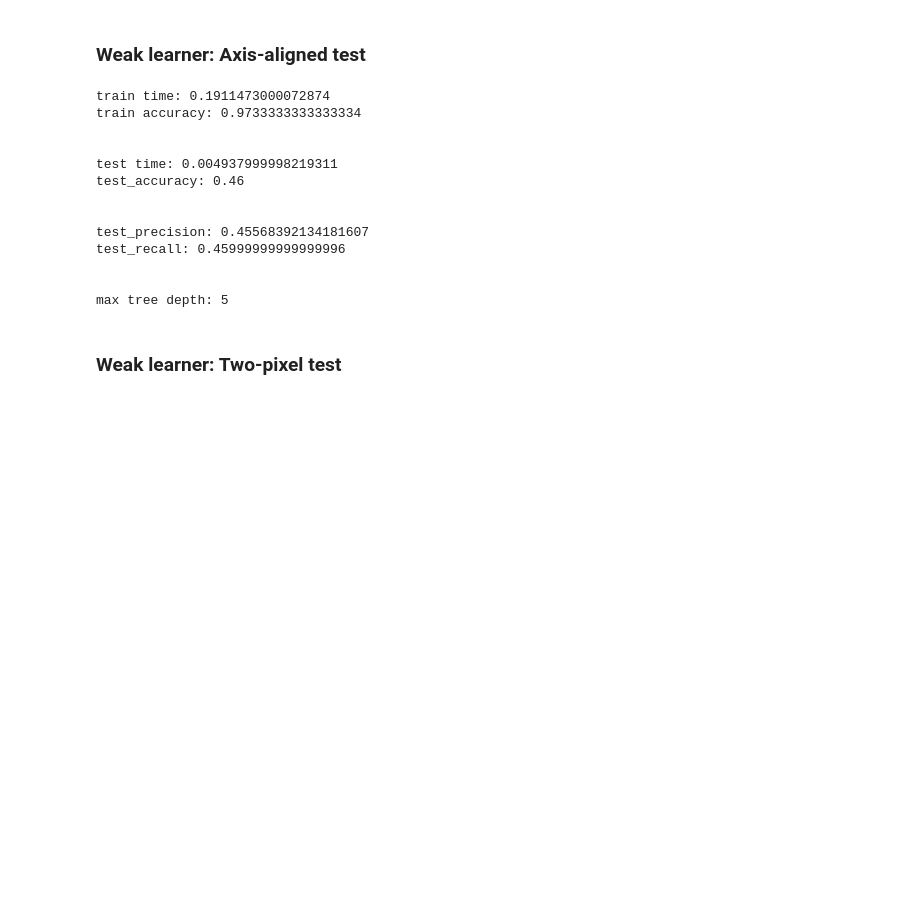
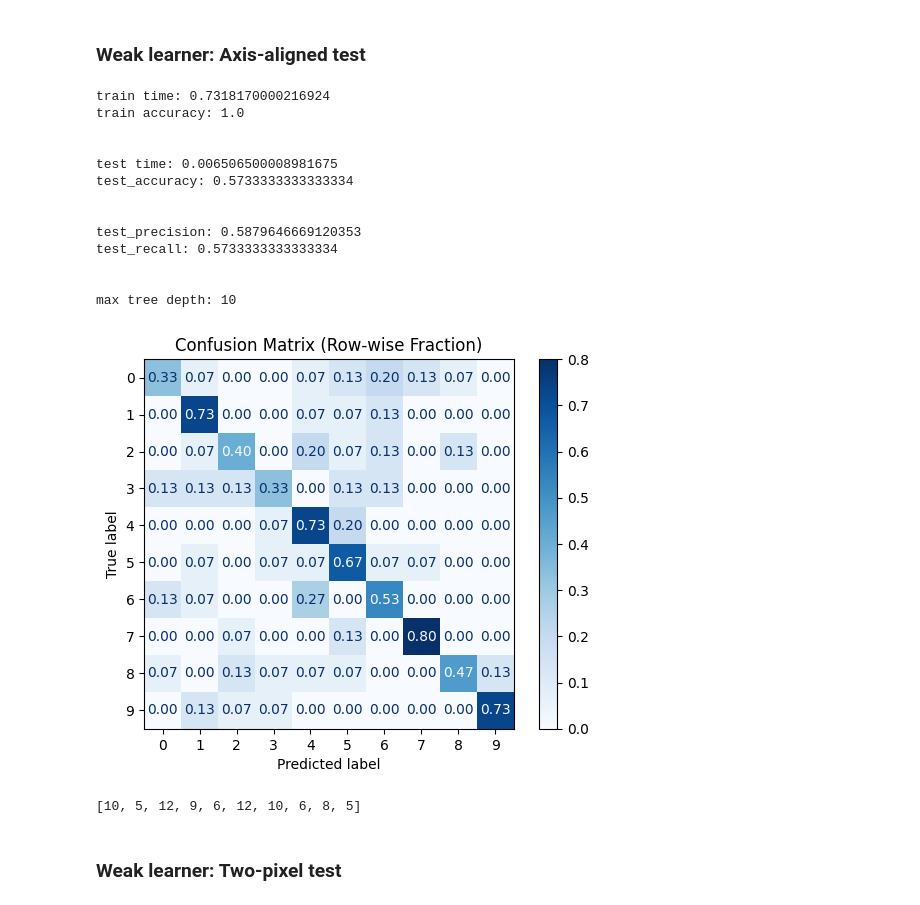
Before and after one commit to chuu-shin/CS485-Course-Work-2, a Jupyter notebook: Q1_2.ipynb, the cells around one changed output. Cells and saved outputs as stored; diff of their text form; code cells hidden in the pictures; blank space fills up the shorter version.

```diff
--- a/Q1_2.ipynb
+++ b/Q1_2.ipynb
@@ -264,7 +261,7 @@ def RF_classification(x_train, y_train, x_test, n_estimators=30, max_depth=10, b
 # %% [markdown]
 ### Weak learner: Axis-aligned test
 # %%
-y_train_pred, y_test_pred, train_time, test_time, train_peak_memory, test_peak_memory, max_tree_depth = RF_classification(x_train, y_train, x_test, n_estimators=30, max_depth=5, bootstrap=True, random_state=None, max_samples=0.7, max_features="sqrt", criterion='entropy')
+y_train_pred, y_test_pred, train_time, test_time, train_peak_memory, test_peak_memory, max_tree_depth = RF_classification(x_train, y_train, x_test, n_estimators=120, max_depth=13, bootstrap=True, random_state=None, max_samples=0.9, max_features="sqrt", criterion='entropy')
 
 train_accuracy = accuracy_score(y_train.T, y_train_pred)
 test_accuracy = accuracy_score(y_test.T, y_test_pred)
@@ -285,16 +282,32 @@ print('\n')
 
 print(f'max tree depth: {max_tree_depth}')
 # %% [output]
-train time: 0.1911473000072874
-train accuracy: 0.9733333333333334
+train time: 0.7318170000216924
+train accuracy: 1.0
 
 
-test time: 0.004937999998219311
-test_accuracy: 0.46
+test time: 0.006506500008981675
+test_accuracy: 0.5733333333333334
 
 
-test_precision: 0.45568392134181607
-test_recall: 0.45999999999999996
+test_precision: 0.5879646669120353
+test_recall: 0.5733333333333334
 
 
-max tree depth: 5
+max tree depth: 10
+# %%
+# Generate confusion matrix
+cm = confusion_matrix(y_test.T, y_test_pred)
+
+# Normalize row-wise
+cm_fraction = cm.astype('float') / cm.sum(axis=1)[:, np.newaxis]
+
+# Plot the row-normalized confusion matrix
+disp = ConfusionMatrixDisplay(confusion_matrix=cm_fraction, display_labels=np.unique(y_test.T))
+disp.plot(cmap=plt.cm.Blues, values_format=".2f")  # Show fractions with 2 decimals
+
+# Add title and display
+plt.title('Confusion Matrix (Row-wise Fraction)')
+plt.show()
+# %% [output]
+[figure, added]
@@ -301,3 +339,7 @@ max tree depth: 5
+# %%
+pca_failure_cases
+# %% [output]
+[10, 5, 12, 9, 6, 12, 10, 6, 8, 5]
 # %% [markdown]
 ### Weak learner: Two-pixel test
 # %%
```
Also changed, not shown: parts of 11 cells of this notebook, 1 other file.
